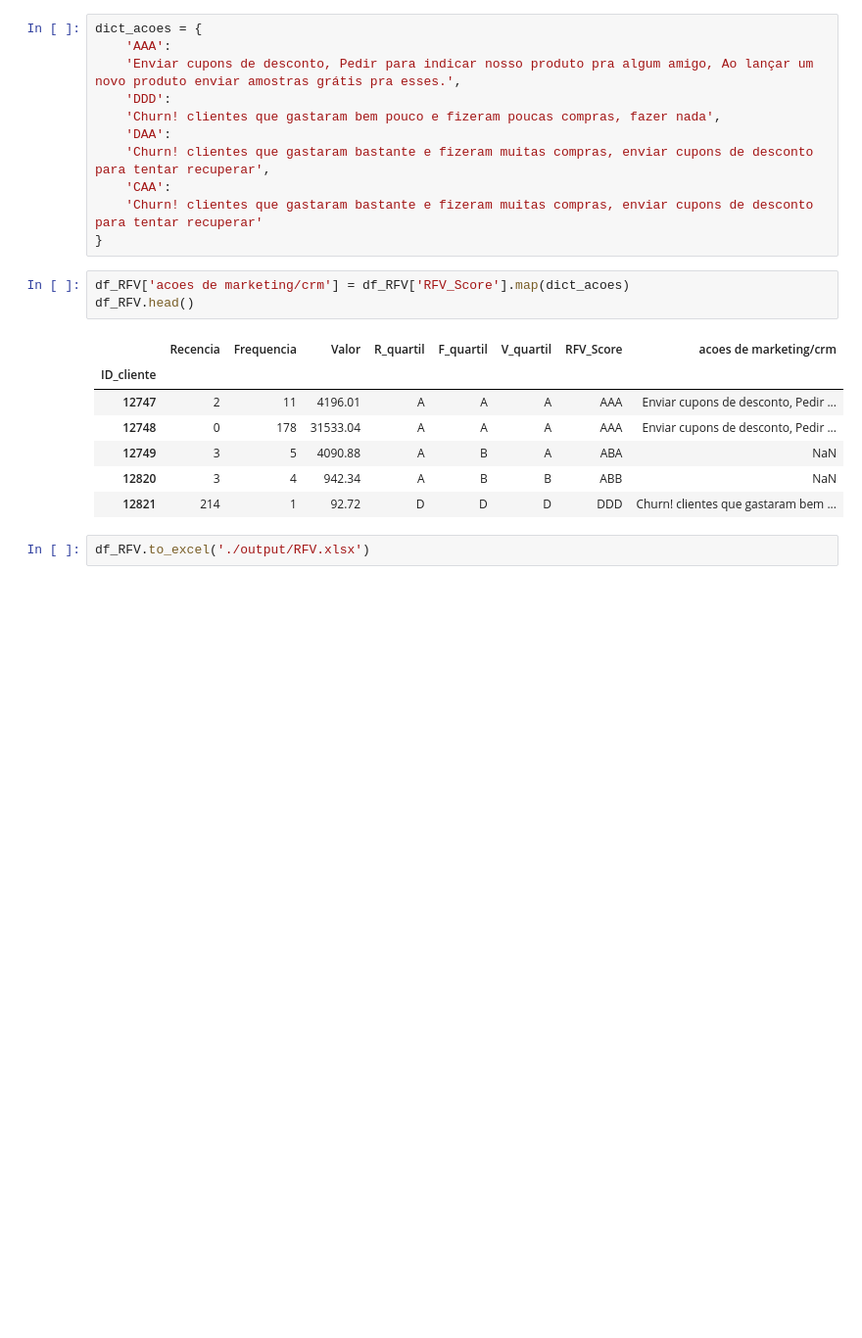
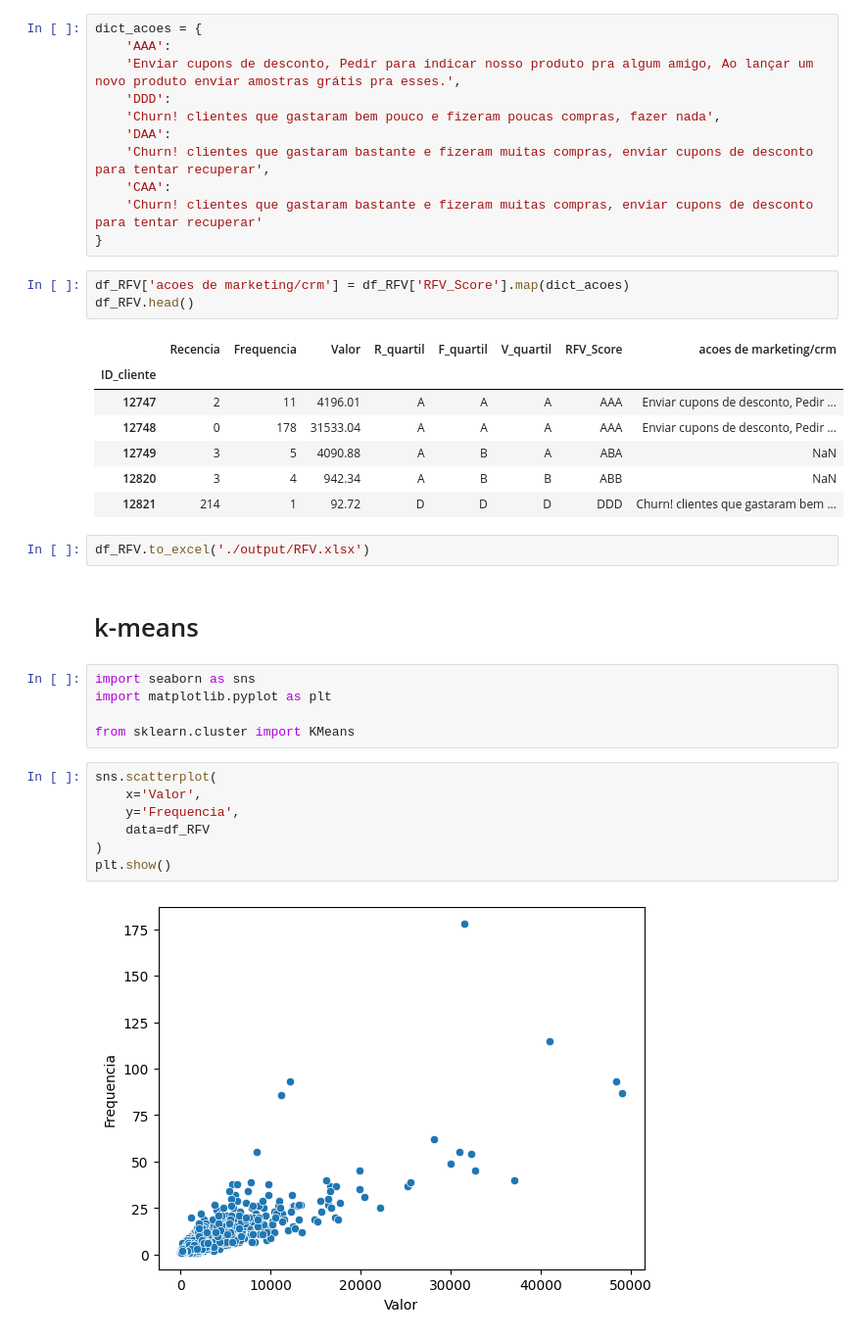
Before and after one commit to gfsilveira/ebac, a Jupyter notebook: 03-Cientista_de_Dados/02-Crisp_DM/31_modulo/Analise RFV.ipynb, the cells around one changed output. Shown at 98% size. Saved outputs shown, nothing was run; the diff lists cells and outputs as text; blank space fills up the shorter version.

```diff
--- a/03-Cientista_de_Dados/02-Crisp_DM/31_modulo/Analise RFV.ipynb
+++ b/03-Cientista_de_Dados/02-Crisp_DM/31_modulo/Analise RFV.ipynb
@@ -309,3 +309,19 @@ df_RFV.head()
 | 12821 | 214 | 1 | 92.72 | D | D | D | DDD | Churn! clientes que gastaram bem ... |
 # %%
 df_RFV.to_excel('./output/RFV.xlsx')
+# %% [markdown]
+# k-means
+# %%
+import seaborn as sns
+import matplotlib.pyplot as plt
+
+from sklearn.cluster import KMeans
+# %%
+sns.scatterplot(
+    x='Valor',
+    y='Frequencia',
+    data=df_RFV
+)
+plt.show()
+# %% [output]
+[figure, added]
```
Also changed, not shown: parts of 8 cells of this notebook, 5 other files.
